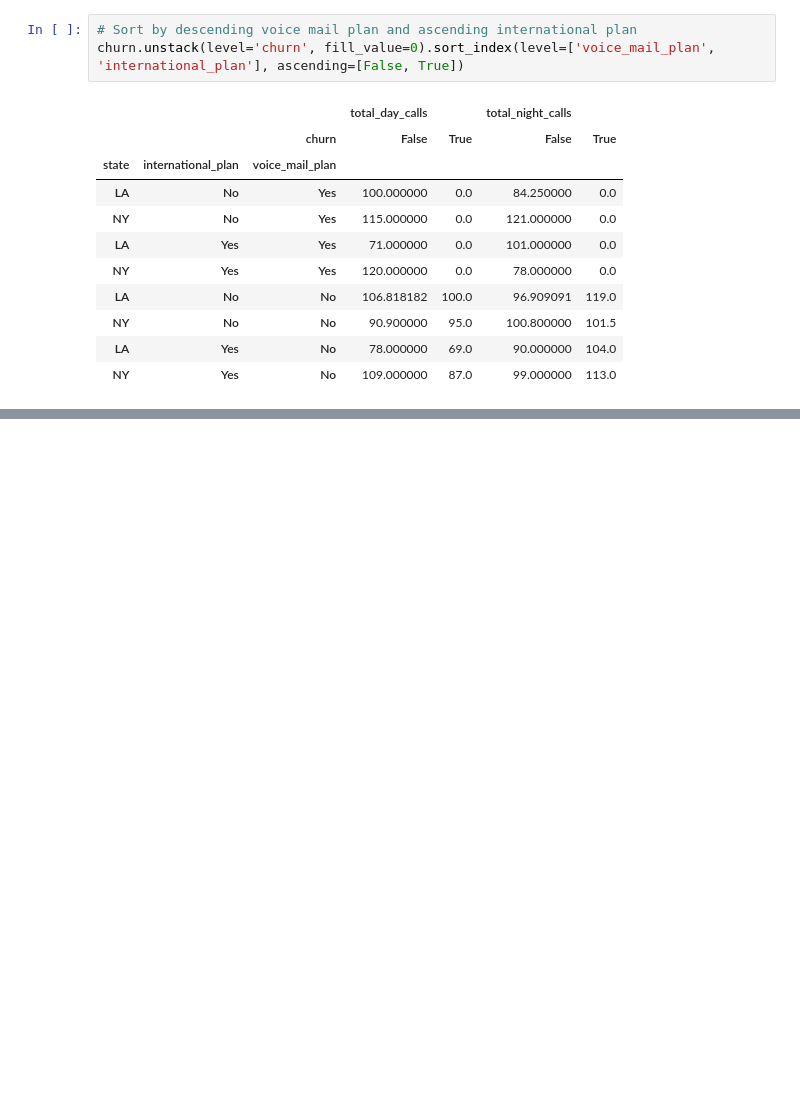
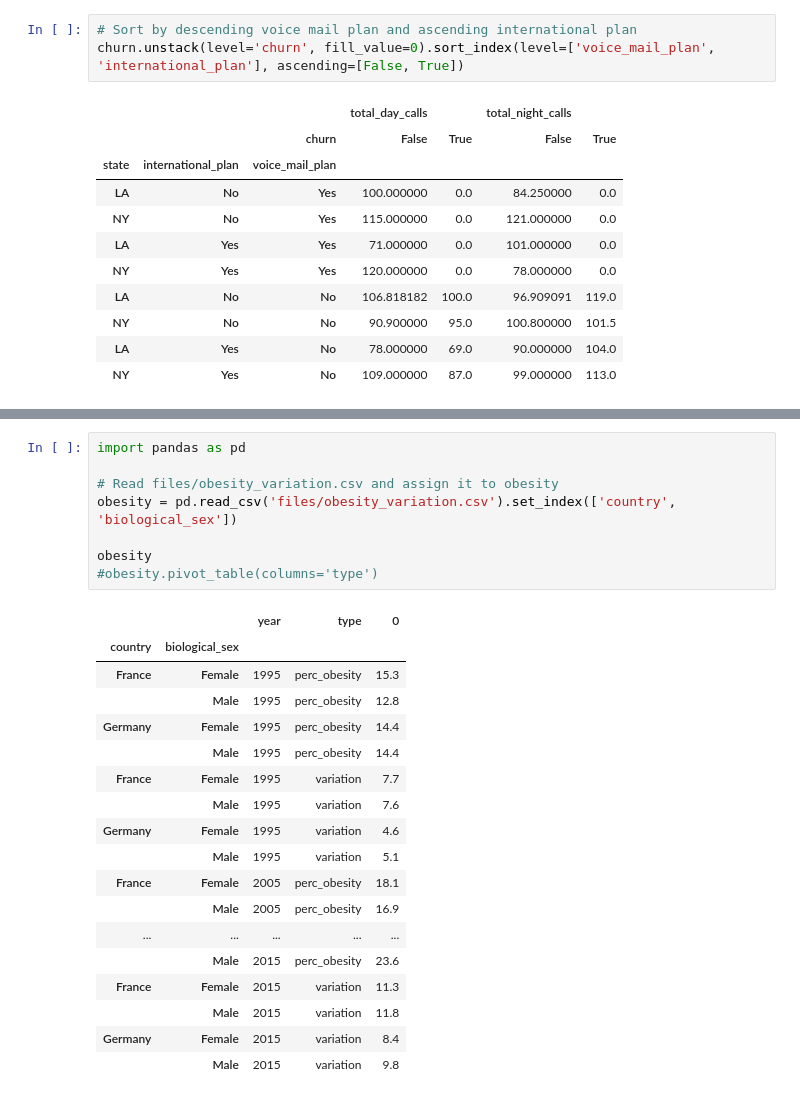
Before and after one commit to jrc-python/python-toolbox, a Jupyter notebook: 4-reshaping-data/reshaping.ipynb, the cells around one changed output, grey strips where cells are left out. Cells and saved outputs as stored; diff of their text form; blank space fills up the shorter version.

```diff
--- a/4-reshaping-data/reshaping.ipynb
+++ b/4-reshaping-data/reshaping.ipynb
@@ -1047,0 +1220,27 @@ KeyError: 'Requested level (type) does not match index name (None)'
+# %%
+import pandas as pd
+
+# Read files/obesity_variation.csv and assign it to obesity
+obesity = pd.read_csv('files/obesity_variation.csv').set_index(['country', 'biological_sex'])
+
+obesity
+#obesity.pivot_table(columns='type')
+# %% [output]
+|  |  | year | type | 0 |
+| country | biological_sex |  |  |  |
+| France | Female | 1995 | perc_obesity | 15.3 |
+|  | Male | 1995 | perc_obesity | 12.8 |
+| Germany | Female | 1995 | perc_obesity | 14.4 |
+|  | Male | 1995 | perc_obesity | 14.4 |
+| France | Female | 1995 | variation | 7.7 |
+|  | Male | 1995 | variation | 7.6 |
+| Germany | Female | 1995 | variation | 4.6 |
+|  | Male | 1995 | variation | 5.1 |
+| France | Female | 2005 | perc_obesity | 18.1 |
+|  | Male | 2005 | perc_obesity | 16.9 |
+| ... | ... | ... | ... | ... |
+|  | Male | 2015 | perc_obesity | 23.6 |
+| France | Female | 2015 | variation | 11.3 |
+|  | Male | 2015 | variation | 11.8 |
+| Germany | Female | 2015 | variation | 8.4 |
+|  | Male | 2015 | variation | 9.8 |
```
Also changed, not shown: parts of 20 cells of this notebook, 3 other files.
